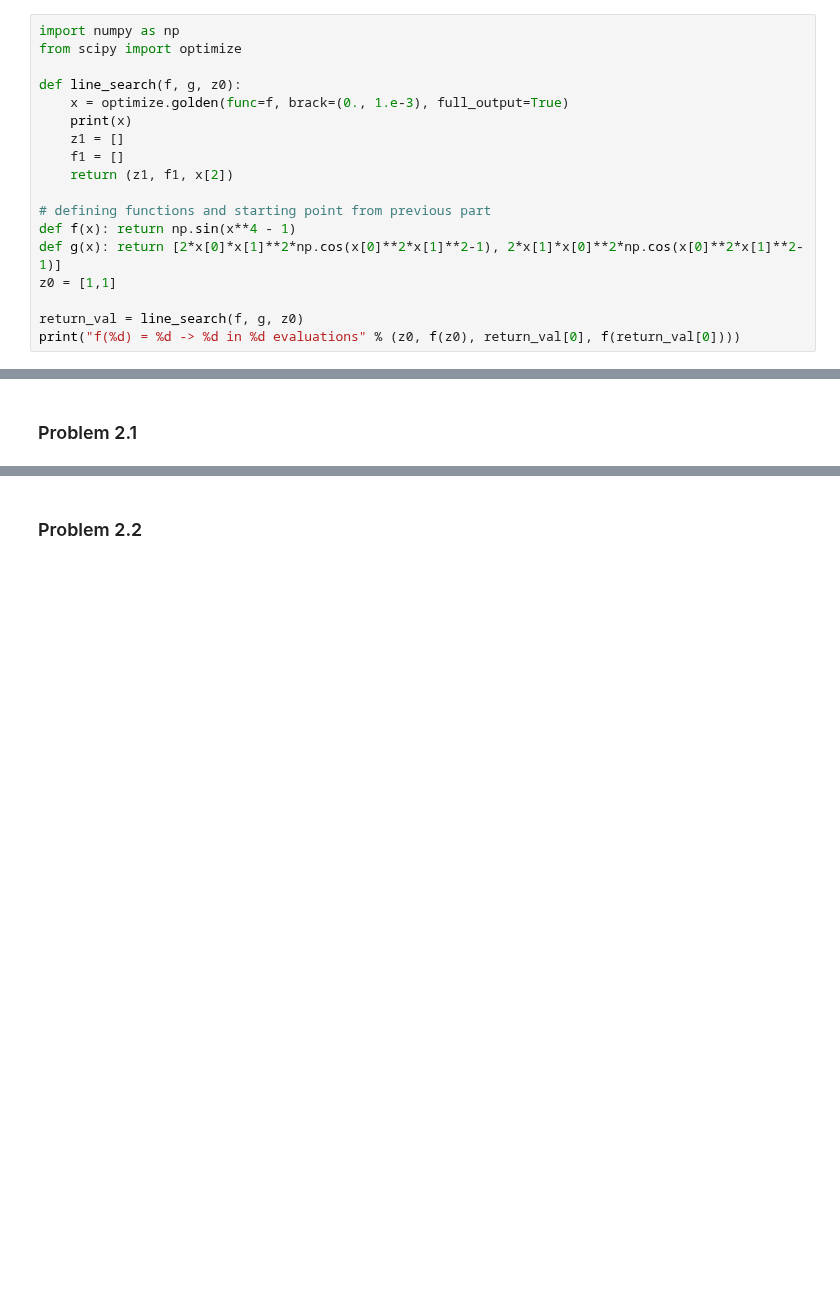
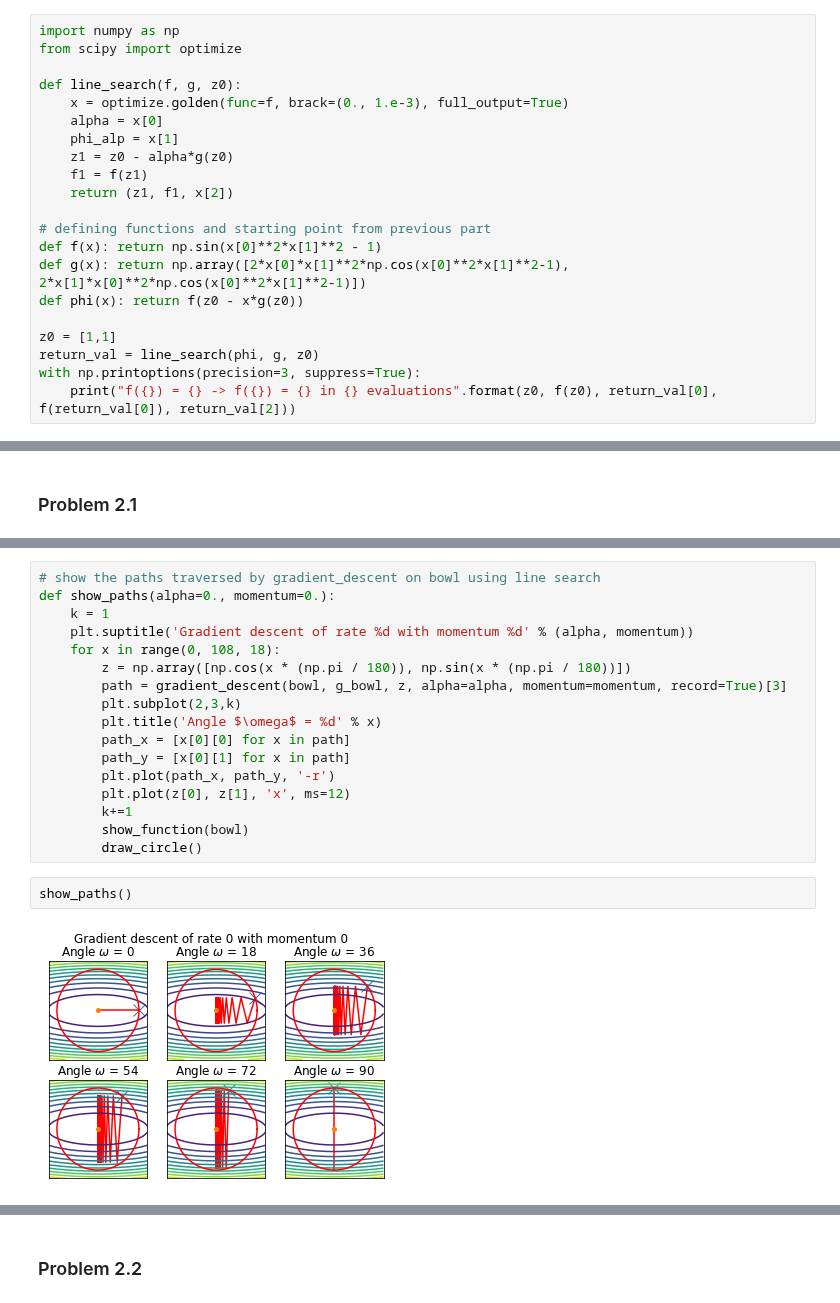
Before and after one commit to matteo8p/cs370, a Jupyter notebook: homework03/homework03_caleb.ipynb, the cells around one changed output, grey strips where cells are left out. Cells and saved outputs as stored; diff of their text form; blank space fills up the shorter version.

```diff
--- a/homework03/homework03_caleb.ipynb
+++ b/homework03/homework03_caleb.ipynb
@@ -26,16 +26,19 @@ from scipy import optimize
 
 def line_search(f, g, z0):
     x = optimize.golden(func=f, brack=(0., 1.e-3), full_output=True)
-    print(x)
-    z1 = []
-    f1 = []
+    alpha = x[0]
+    phi_alp = x[1]
+    z1 = z0 - alpha*g(z0)
+    f1 = f(z1)
     return (z1, f1, x[2])
 
 # defining functions and starting point from previous part
-def f(x): return np.sin(x**4 - 1)
-def g(x): return [2*x[0]*x[1]**2*np.cos(x[0]**2*x[1]**2-1), 2*x[1]*x[0]**2*np.cos(x[0]**2*x[1]**2-1)]
+def f(x): return np.sin(x[0]**2*x[1]**2 - 1)
+def g(x): return np.array([2*x[0]*x[1]**2*np.cos(x[0]**2*x[1]**2-1), 2*x[1]*x[0]**2*np.cos(x[0]**2*x[1]**2-1)])
+def phi(x): return f(z0 - x*g(z0))
+
 z0 = [1,1]
-
-return_val = line_search(f, g, z0)
-print("f(%d) = %d -> %d in %d evaluations" % (z0, f(z0), return_val[0], f(return_val[0])))
+return_val = line_search(phi, g, z0)
+with np.printoptions(precision=3, suppress=True):
+    print("f({}) = {} -> f({}) = {} in {} evaluations".format(z0, f(z0), return_val[0], f(return_val[0]), return_val[2]))
 # %% [output]
@@ -98,0 +179,21 @@ def draw_circle(center=(0., 0.), radius=1., samples=300, color='r'):
+# %%
+# show the paths traversed by gradient_descent on bowl using line search
+def show_paths(alpha=0., momentum=0.):
+    k = 1
+    plt.suptitle('Gradient descent of rate %d with momentum %d' % (alpha, momentum))
+    for x in range(0, 108, 18):
+        z = np.array([np.cos(x * (np.pi / 180)), np.sin(x * (np.pi / 180))])
+        path = gradient_descent(bowl, g_bowl, z, alpha=alpha, momentum=momentum, record=True)[3]
+        plt.subplot(2,3,k)
+        plt.title('Angle $\omega$ = %d' % x)
+        path_x = [x[0][0] for x in path]
+        path_y = [x[0][1] for x in path]
+        plt.plot(path_x, path_y, '-r')
+        plt.plot(z[0], z[1], 'x', ms=12)
+        k+=1
+        show_function(bowl)
+        draw_circle()
+# %%
+show_paths()
+# %% [output]
+[figure, added]
```
Also changed, not shown: parts of 16 cells of this notebook.
